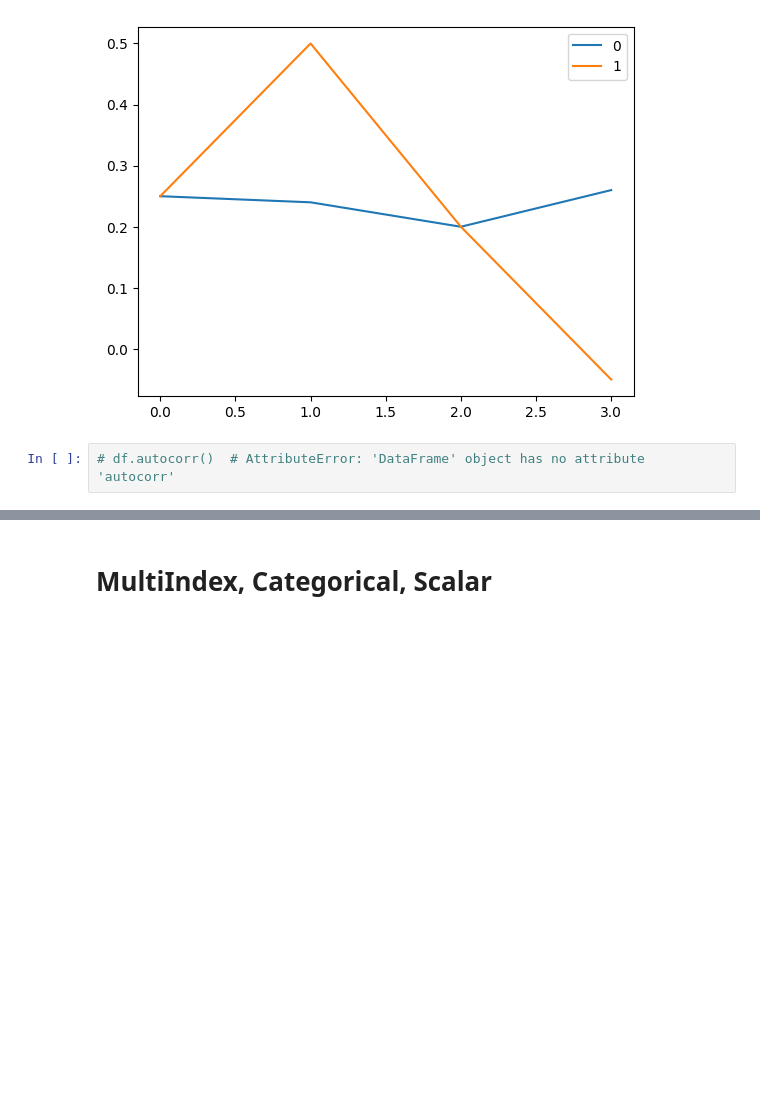
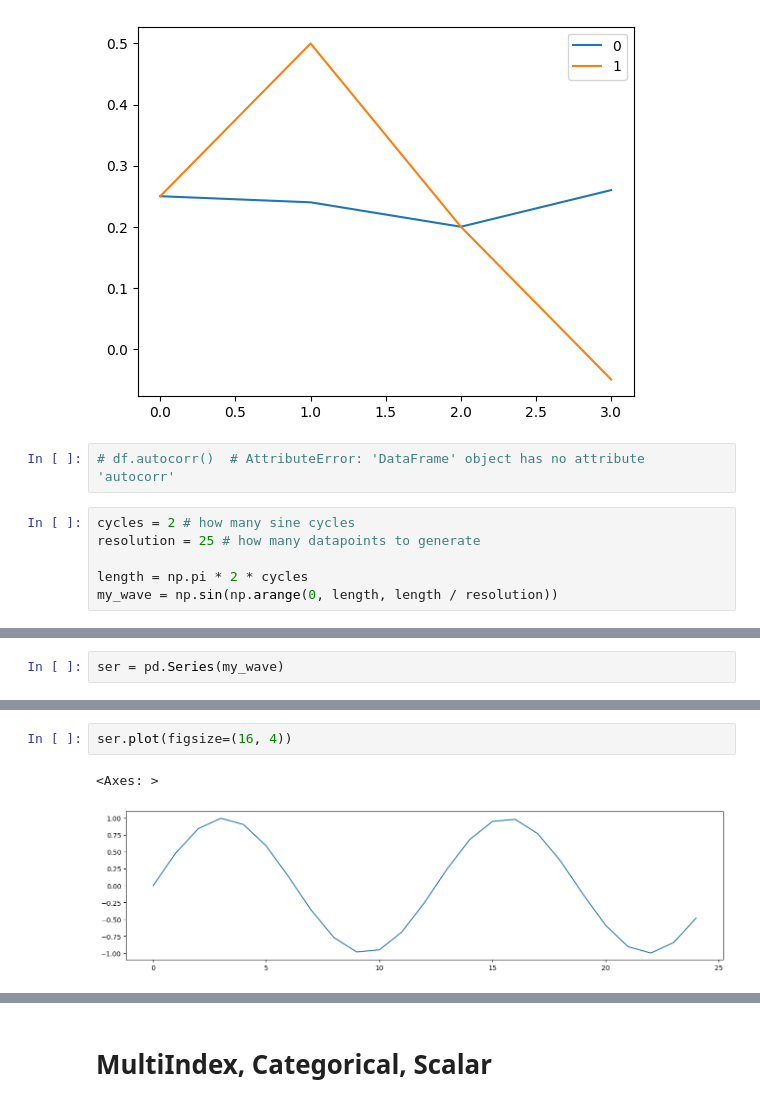
Before and after one commit to rgenius-ru/pandas_lessons, a Jupyter notebook: lessons/Pandas_for_Data_Engineering/part2_new.ipynb, the cells around one changed output, grey strips where cells are left out. Saved outputs shown, nothing was run; the diff lists cells and outputs as text; blank space fills up the shorter version.

```diff
--- a/lessons/Pandas_for_Data_Engineering/part2_new.ipynb
+++ b/lessons/Pandas_for_Data_Engineering/part2_new.ipynb
@@ -2205,3 +2205,9 @@ df.plot()
 [figure]
 # %%
 # df.autocorr()  # AttributeError: 'DataFrame' object has no attribute 'autocorr'
+# %%
+cycles = 2 # how many sine cycles
+resolution = 25 # how many datapoints to generate
+
+length = np.pi * 2 * cycles
+my_wave = np.sin(np.arange(0, length, length / resolution))
@@ -2207,0 +2222,2 @@ df.plot()
+# %%
+ser = pd.Series(my_wave)
@@ -2207,0 +2244,5 @@ df.plot()
+# %%
+ser.plot(figsize=(16, 4))
+# %% [output]
+<Axes: >
+[figure, added]
```
Also changed, not shown: parts of 34 cells of this notebook.
